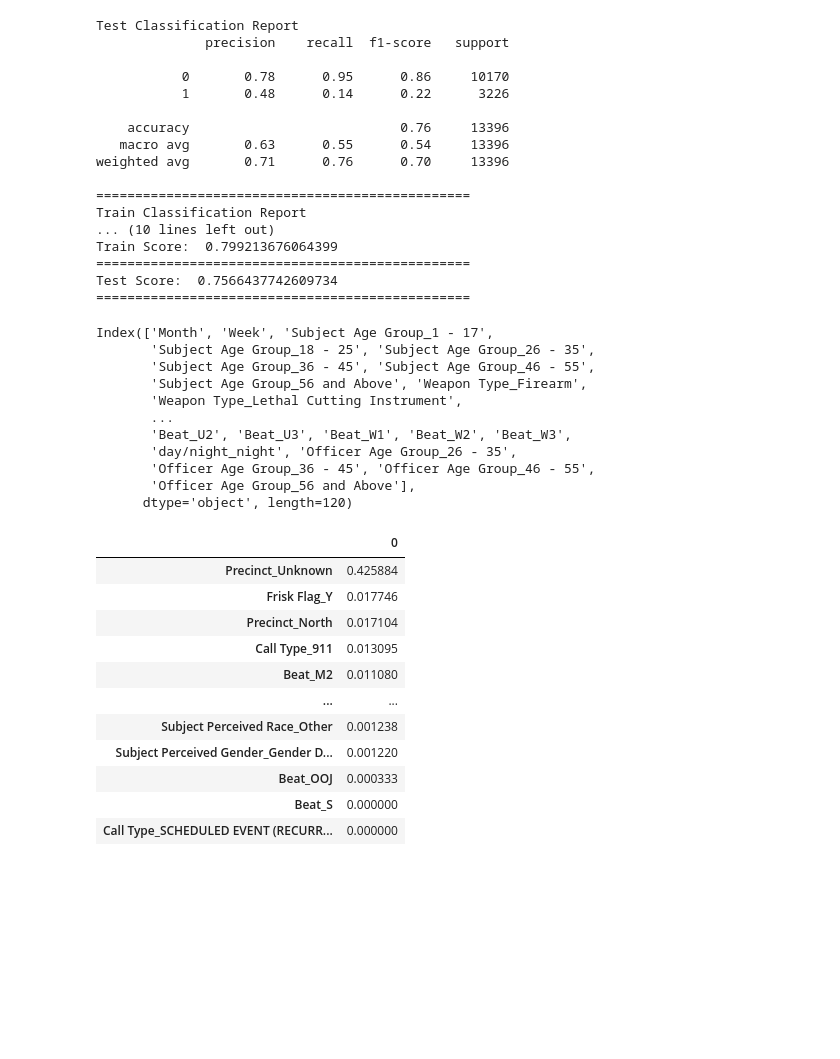
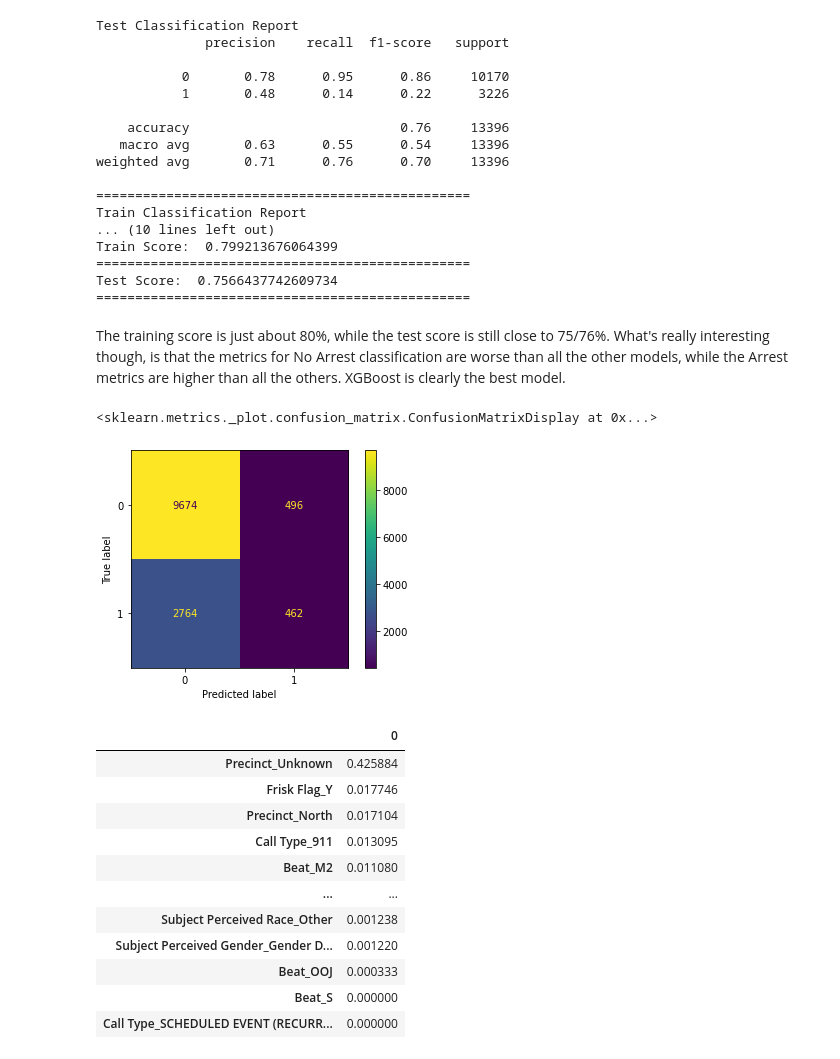
Before and after one commit to CassidyExum/Terry-Stops-Classification, a Jupyter notebook: Notebook.ipynb, the cells around one changed output. Drawn from its saved outputs; the diff is of its cells as text; code cells hidden in the pictures; blank space fills up the shorter version.

```diff
--- a/Notebook.ipynb
+++ b/Notebook.ipynb
@@ -887,3 +895,5 @@ Train Score:  0.799213676064399
 ================================================
 Test Score:  0.7566437742609734
 ================================================
+# %% [markdown]
+The training score is just about 80%, while the test score is still close to 75/76%. What's really interesting though, is that the metrics for No Arrest classification are worse than all the other models, while the Arrest metrics are higher than all the others. XGBoost is clearly the best model.
@@ -890 +902,6 @@ Test Score:  0.7566437742609734
+# %%
+plot_confusion_matrix(xgb_clf, X_test, y_test)
+# %% [output]
+<sklearn.metrics._plot.confusion_matrix.ConfusionMatrixDisplay at 0x...>
+[figure, added]
 # %%
@@ -891,18 +909,4 @@ Test Score:  0.7566437742609734
 feature_importance = pd.DataFrame(xgb_clf.feature_importances_)
 feature_importance = feature_importance.T
 feature_importance.columns = X_train.columns
-# %%
-print(feature_importance.columns)
-# %% [output]
-Index(['Month', 'Week', 'Subject Age Group_1 - 17',
-       'Subject Age Group_18 - 25', 'Subject Age Group_26 - 35',
-       'Subject Age Group_36 - 45', 'Subject Age Group_46 - 55',
-       'Subject Age Group_56 and Above', 'Weapon Type_Firearm',
-       'Weapon Type_Lethal Cutting Instrument',
-       ...
-       'Beat_U2', 'Beat_U3', 'Beat_W1', 'Beat_W2', 'Beat_W3',
-       'day/night_night', 'Officer Age Group_26 - 35',
-       'Officer Age Group_36 - 45', 'Officer Age Group_46 - 55',
-       'Officer Age Group_56 and Above'],
-      dtype='object', length=120)
 # %%
```
Also changed, not shown: parts of 45 cells of this notebook, 1 other file.
